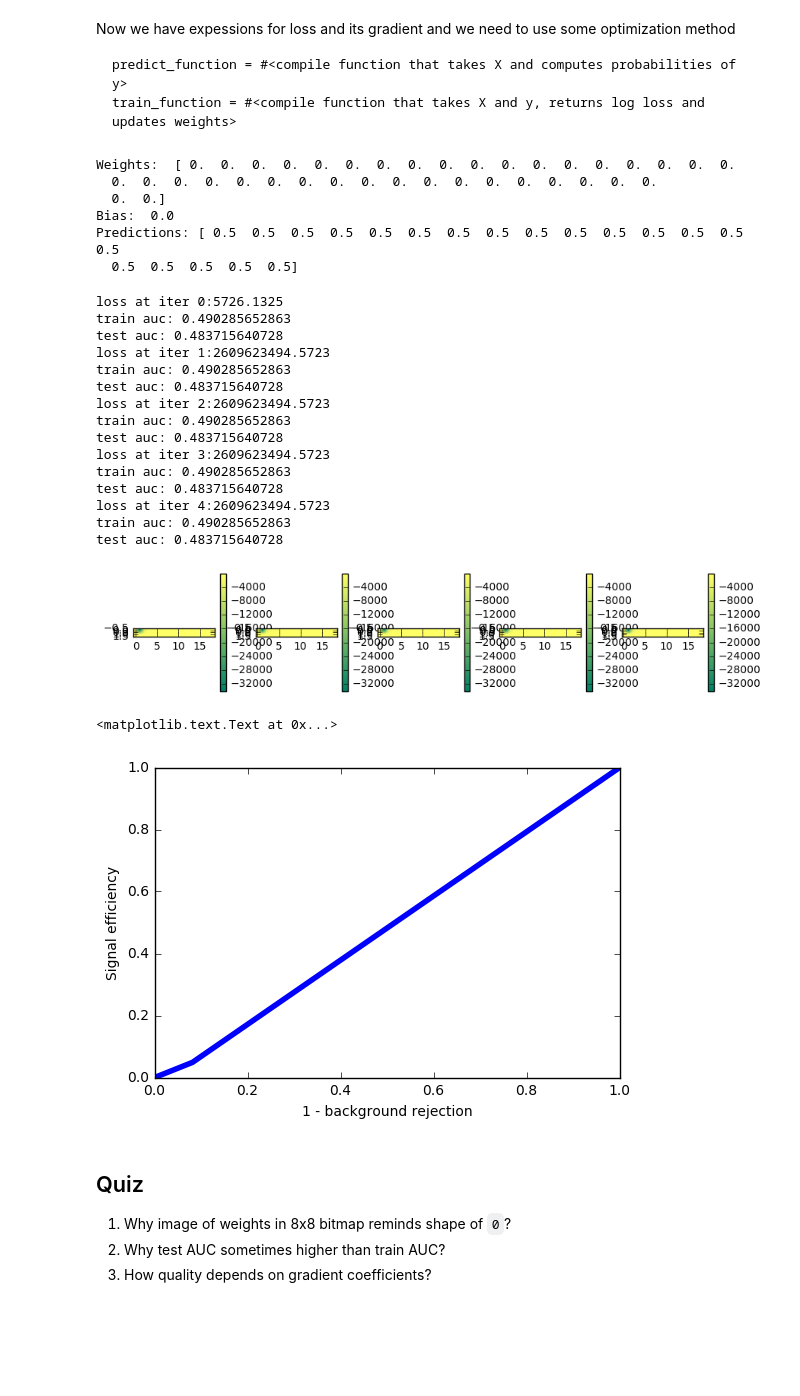
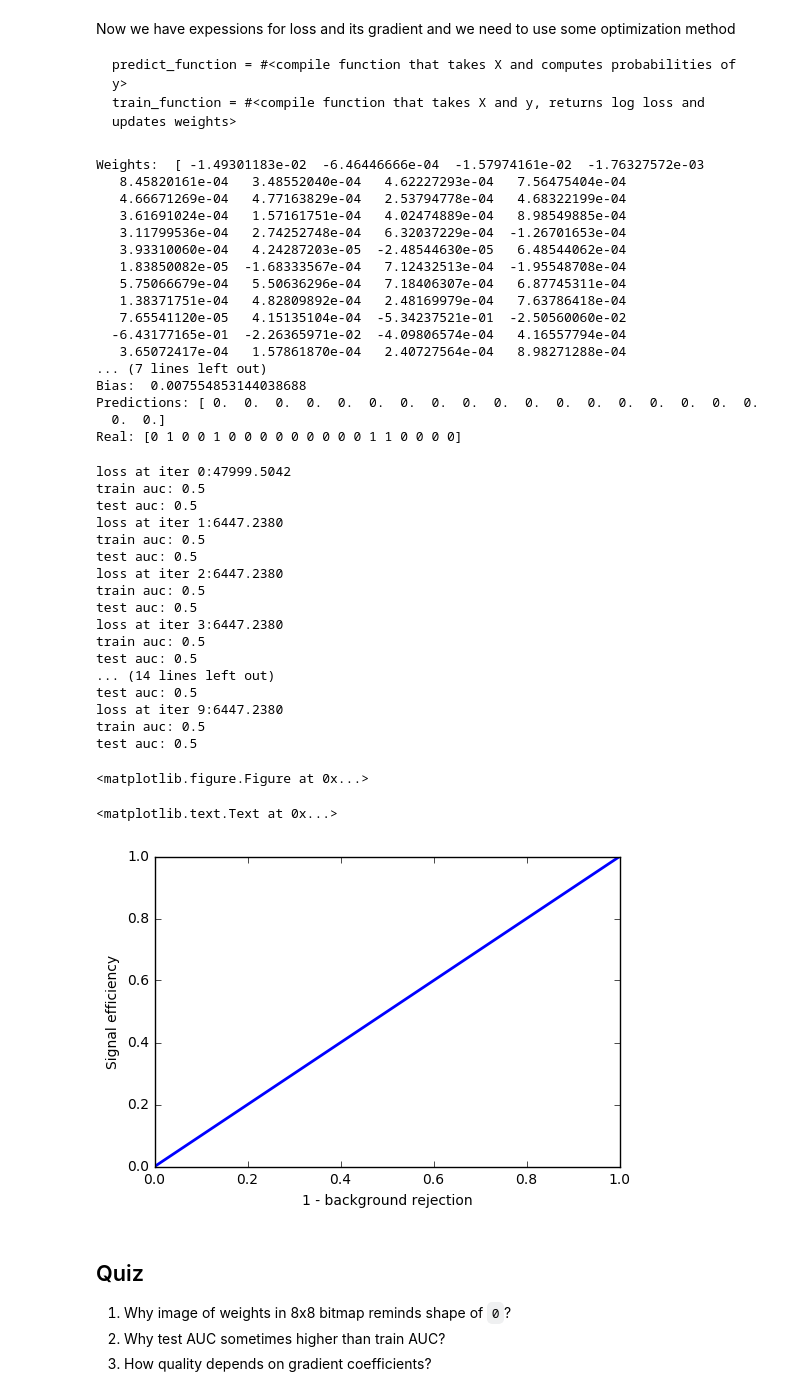
Before and after one commit to igormusinov/everware-dimuon-example, a Jupyter notebook: task6/2-Theano.ipynb, the cells around one changed output. Saved outputs shown, nothing was run; the diff lists cells and outputs as text; code cells hidden in the pictures; blank space fills up the shorter version.

Commit message:
theano

````diff
--- a/task6/2-Theano.ipynb
+++ b/task6/2-Theano.ipynb
@@ -635,7 +635,7 @@ input_y = # vector of labels
 ```
 # %%
 # inputs and shared variable, try initializing with 0s, 1s and np.random.rand
-shared_weights = theano.shared(np.zeros(X.shape[1]))
+shared_weights = theano.shared(np.zeros(X.shape[1] * 2))
 shared_bias = theano.shared(0.0)
 input_X = T.matrix('float64')
 input_y = T.vector('float64')
@@ -651,7 +651,10 @@ log_likelihood = # logistic likelihood (use eps to avoid log(0))
 loss = # -log_likelihood
 ```
 # %%
-predicted_y = T.nnet.sigmoid(input_X.dot(shared_weights) + shared_bias)
+predicted_y = T.nnet.hard_sigmoid(input_X.dot(shared_weights[:input_X.shape[1]]) +
+                             shared_bias + T.sqr(input_X).dot(shared_weights[input_X.shape[1]:]))
+
+#predicted_y = input_X.dot(shared_weights[:input_X.shape[1]])+shared_bias + T.sqr(input_X).dot(shared_weights[input_X.shape[1]:])
 eps =  1e-7
 log_likelihood = T.sum(T.log(predicted_y + eps) * input_y) + T.sum((1 - input_y) * T.log(1 - predicted_y + eps))
 loss = -log_likelihood
@@ -694,13 +700,25 @@ X_train,X_test,y_train,y_test = train_test_split(X,y)
 # %%
 print ("Weights: ", shared_weights.eval(), "\nBias: ", shared_bias.eval())
 print ("Predictions:", predict_function(X_test)[:20])
+print ("Real:", y_test[:20])
 # %% [output]
-Weights:  [ 0.  0.  0.  0.  0.  0.  0.  0.  0.  0.  0.  0.  0.  0.  0.  0.  0.  0.
-  0.  0.  0.  0.  0.  0.  0.  0.  0.  0.  0.  0.  0.  0.  0.  0.  0.  0.
+Weights:  [ -1.49301183e-02  -6.46446666e-04  -1.57974161e-02  -1.76327572e-03
+   8.45820161e-04   3.48552040e-04   4.62227293e-04   7.56475404e-04
+   4.66671269e-04   4.77163829e-04   2.53794778e-04   4.68322199e-04
+   3.61691024e-04   1.57161751e-04   4.02474889e-04   8.98549885e-04
+   3.11799536e-04   2.74252748e-04   6.32037229e-04  -1.26701653e-04
+   3.93310060e-04   4.24287203e-05  -2.48544630e-05   6.48544062e-04
+   1.83850082e-05  -1.68333567e-04   7.12432513e-04  -1.95548708e-04
+   5.75066679e-04   5.50636296e-04   7.18406307e-04   6.87745311e-04
+   1.38371751e-04   4.82809892e-04   2.48169979e-04   7.63786418e-04
+   7.65541120e-05   4.15135104e-04  -5.34237521e-01  -2.50560060e-02
+  -6.43177165e-01  -2.26365971e-02  -4.09806574e-04   4.16557794e-04
+   3.65072417e-04   1.57861870e-04   2.40727564e-04   8.98271288e-04
+... (7 lines left out)
+Bias:  0.007554853144038688
+Predictions: [ 0.  0.  0.  0.  0.  0.  0.  0.  0.  0.  0.  0.  0.  0.  0.  0.  0.  0.
   0.  0.]
-Bias:  0.0
-Predictions: [ 0.5  0.5  0.5  0.5  0.5  0.5  0.5  0.5  0.5  0.5  0.5  0.5  0.5  0.5  0.5
-  0.5  0.5  0.5  0.5  0.5]
+Real: [0 1 0 0 1 0 0 0 0 0 0 0 0 0 1 1 0 0 0 0]
 # %%
 assert len(predict_function(X_test)[:20]) == 20
 # %%
@@ -708,41 +726,44 @@ shared_weights.set_value(0.001*np.random.rand(shared_weights.eval().shape[0]))
 shared_bias.set_value(0.01*np.random.rand())
 
 plt.figure(figsize=(10,2))
-for i in range(5):
+for i in range(10):
     loss_i = train_function(X_train,y_train)
     print ("loss at iter %i:%.4f"%(i, loss_i))
     print ("train auc:",roc_auc_score(y_train, predict_function(X_train)))
     print ("test auc:",roc_auc_score(y_test, predict_function(X_test)))
-    plt.subplot(1, 5, i+1)
-    plt.imshow(shared_weights.eval().reshape(2,-1), cmap=plt.cm.summer)
-    plt.colorbar();
+    #plt.subplot(1, 5, i+1)
+    #plt.imshow(shared_weights.eval().reshape(2,-1), cmap=plt.cm.summer)
+    #plt.colorbar();
 # %% [output]
-loss at iter 0:5726.1325
-train auc: 0.490285652863
-test auc: 0.483715640728
-loss at iter 1:2609623494.5723
-train auc: 0.490285652863
-test auc: 0.483715640728
-loss at iter 2:2609623494.5723
-train auc: 0.490285652863
-test auc: 0.483715640728
-loss at iter 3:2609623494.5723
-train auc: 0.490285652863
-test auc: 0.483715640728
-loss at iter 4:2609623494.5723
-train auc: 0.490285652863
-test auc: 0.483715640728
+loss at iter 0:47999.5042
+train auc: 0.5
+test auc: 0.5
+loss at iter 1:6447.2380
+train auc: 0.5
+test auc: 0.5
+loss at iter 2:6447.2380
+train auc: 0.5
+test auc: 0.5
+loss at iter 3:6447.2380
+train auc: 0.5
+test auc: 0.5
+... (14 lines left out)
+test auc: 0.5
+loss at iter 9:6447.2380
+train auc: 0.5
+test auc: 0.5
-[figure, removed]
+<matplotlib.figure.Figure at 0x...>
 # %%
 # It's time to plot ROC curve
 y_pred = predict_function(X_test)
 
-plt.plot(*roc_curve(y_test,y_pred)[:2], lw=4)
+
+plt.plot(*roc_curve(y_test,y_pred)[:2], lw=2)
 plt.xlabel("1 - background rejection")
 plt.ylabel("Signal efficiency")
 # %% [output]
 <matplotlib.text.Text at 0x...>
-[figure, old version]
+[figure, new version]
 # %% [markdown]
 ## Quiz
 
````
Also changed, not shown: parts of 6 cells of this notebook.
